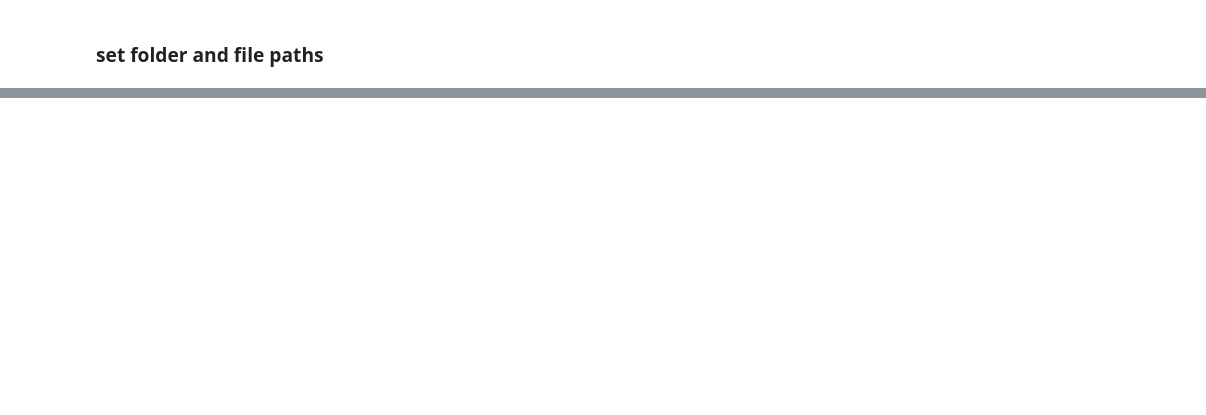
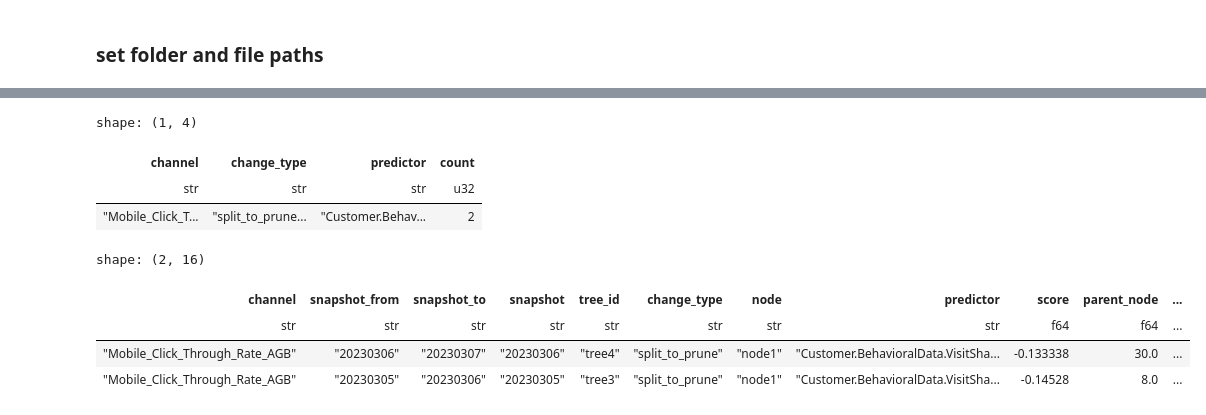
Before and after one commit to shaniyahassanali/pega-datascientist-tools, a Jupyter notebook: examples/datamart/TreeAnalysis.ipynb, the cells around one changed output, grey strips where cells are left out. Drawn from its saved outputs; the diff is of its cells as text; code cells hidden in the pictures; blank space fills up the shorter version.

```diff
--- a/examples/datamart/TreeAnalysis.ipynb
+++ b/examples/datamart/TreeAnalysis.ipynb
@@ -35 +100,24 @@ def run_query(query):
+# %%
+item = query[2,:]
+display(item)
+
+query1 = (
+    df.filter(
+            (pl.col("node") == NODES.node1.name) &
+            (pl.col("channel") == item.select("channel")) &
+            (pl.col("change_type") == item.select("change_type")) &
+            (pl.col("predictor") == item.select("predictor"))
+        )
+)
+run_query(query1)
+# %% [output]
+shape: (1, 4)
+| channel | change_type | predictor | count |
+| str | str | str | u32 |
+| "Mobile_Click_T... | "split_to_prune... | "Customer.Behav... | 2 |
+shape: (2, 16)
+| channel | snapshot_from | snapshot_to | snapshot | tree_id | change_type | node | predictor | score | parent_node | ... |
+| str | str | str | str | str | str | str | str | f64 | f64 | ... |
+| "Mobile_Click_Through_Rate_AGB" | "20230306" | "20230307" | "20230306" | "tree4" | "split_to_prune" | "node1" | "Customer.BehavioralData.VisitSha... | -0.133338 | 30.0 | ... |
+| "Mobile_Click_Through_Rate_AGB" | "20230305" | "20230306" | "20230305" | "tree3" | "split_to_prune" | "node1" | "Customer.BehavioralData.VisitSha... | -0.14528 | 8.0 | ... |
 # %%
```
Also changed, not shown: parts of 15 cells of this notebook, 2 other files.
